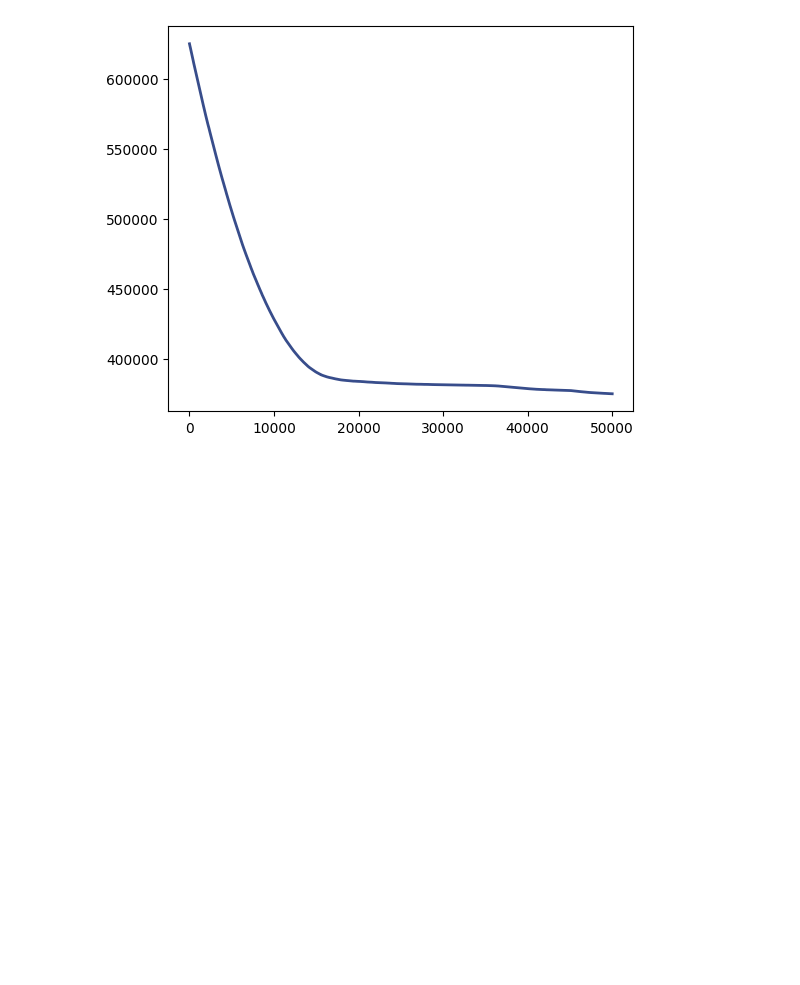
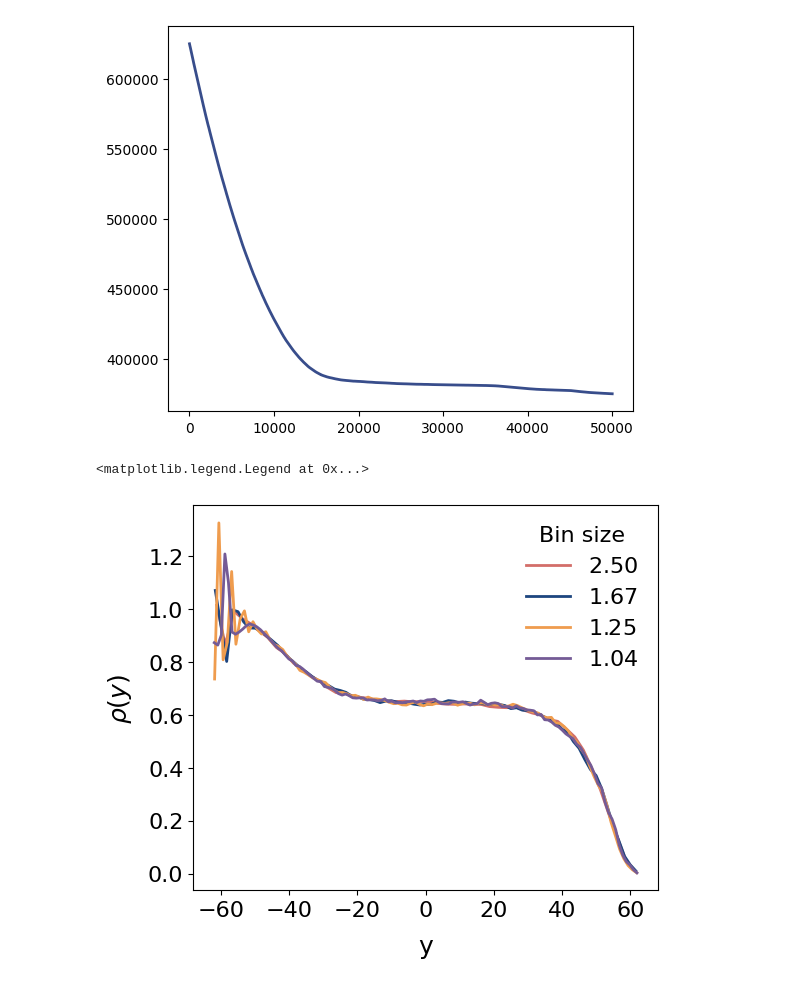
Before and after one commit to underDD/FiestaSCyB, a Jupyter notebook: plots.ipynb, the cells around one changed output. Cells and saved outputs as stored; diff of their text form; code cells hidden in the pictures; blank space fills up the shorter version.

Commit message:
denisty profile

```diff
--- a/plots.ipynb
+++ b/plots.ipynb
@@ -623,3 +623,50 @@ plt.plot(mc_steps, energy, color=sunset2(0.1), lw=2)
 # %% [output]
 [<matplotlib.lines.Line2D at 0x...>]
 [figure]
+# %%
+density_data_nbins50= np.loadtxt("results/bonus_density_profile_grav_g1.00_Lx12.5_delta0.100_nbin50_T1.0.txt")
+y_50 = density_data_nbins50[:, 0]
+rho_50 = density_data_nbins50[:, 1]
+
+density_data_nbins75= np.loadtxt("results/bonus_density_profile_grav_g1.00_Lx12.5_delta0.100_nbin75_T1.0.txt")
+y_75 = density_data_nbins75[:, 0]
+rho_75 = density_data_nbins75[:, 1]
+
+density_data_nbins100= np.loadtxt("results/bonus_density_profile_grav_g1.00_Lx12.5_delta0.100_nbin100_T1.0.txt")
+y_100 = density_data_nbins100[:, 0]
+rho_100 = density_data_nbins100[:, 1]
+
+density_data_nbins120= np.loadtxt("results/bonus_density_profile_grav_g1.00_Lx12.5_delta0.100_nbin120_T1.0.txt")
+y_120 = density_data_nbins120[:, 0]
+rho_120 = density_data_nbins120[:, 1]
+
+plt.figure(figsize=(6,5))
+
+Lx = 12.5
+Ly = 10*Lx
+
+nbin = 50
+b = Ly / nbin
+plt.plot(y_50, rho_50, color=sunset2(0.6), lw=2, label = r'$%.2f$' % b)
+
+nbin = 75
+b = Ly / nbin
+plt.plot(y_75, rho_75, color=sunset2(0.0), lw=2, label = r'$%.2f$' % b)
+
+nbin = 100
+b = Ly / nbin
+plt.plot(y_100, rho_100, color=sunset2(0.9), lw=2, label = r'$%.2f$' % b)
+
+nbin = 120
+b = Ly / nbin
+plt.plot(y_120, rho_120, color=sunset2(0.3), lw=2, label = r'$%.2f$' % b)
+
+
+plt.xlabel('y', fontsize=18, labelpad=10 )
+plt.ylabel(r'$\rho(y)$', fontsize=18, labelpad=10)
+plt.xticks(fontsize=16)
+plt.yticks(fontsize=16)
+plt.legend(fontsize=16, frameon=False, title = 'Bin size', title_fontsize=16)
+# %% [output]
+<matplotlib.legend.Legend at 0x...>
+[figure, added]
```
Also changed, not shown: parts of 2 cells of this notebook, 10 other files.
